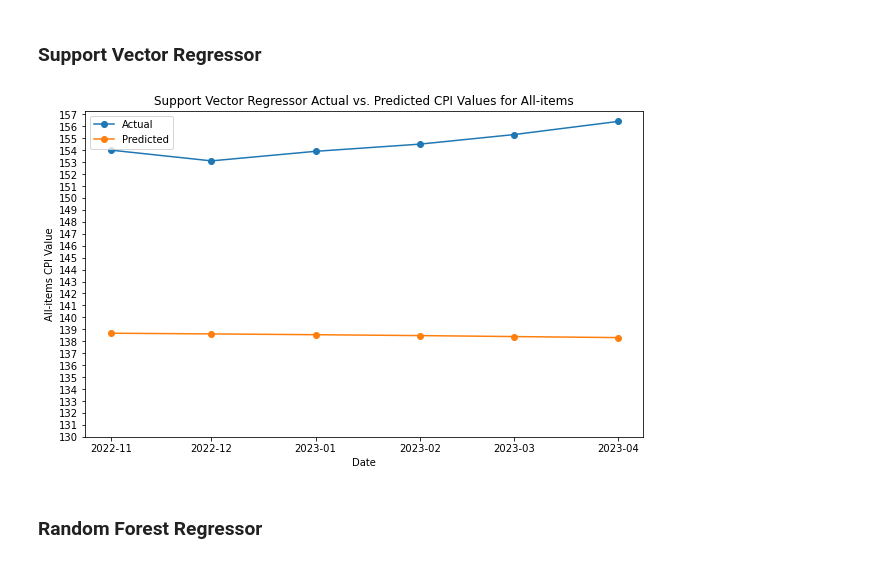
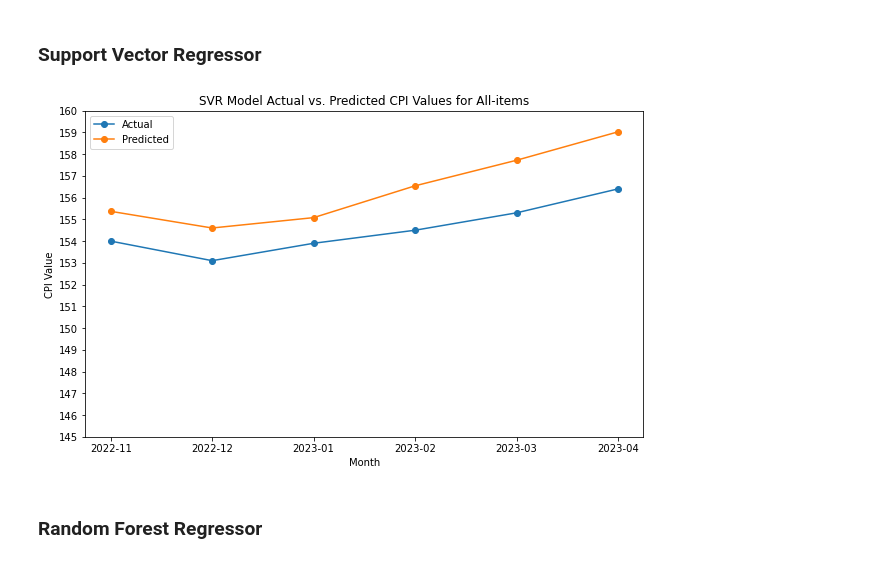
Before and after one commit to maamecobbinah/Masters-Research-Project-, a Jupyter notebook: Results.ipynb, the cells around one changed output. Drawn from its saved outputs; the diff is of its cells as text; code cells hidden in the pictures.

```diff
--- a/Results.ipynb
+++ b/Results.ipynb
@@ -442,71 +468,76 @@ plt.show()
 # %% [markdown]
 ### Support Vector Regressor
 # %%
+import pandas as pd
 from sklearn.svm import SVR
-from sklearn.metrics import r2_score, mean_absolute_error, mean_squared_error
+from sklearn.metrics import mean_absolute_error, mean_squared_error, r2_score
 import numpy as np
 
-# Load and preprocess the data
-data = pd.read_csv(r"C:\Users\Owner\Downloads\MRP\CPI\CPI_Monthly_2003_2023_updated.csv", parse_dates=[0], index_col=[0])
-cpi_components = ['All-items', 'Food ', 'Shelter', 'Household operations', 'Clothing and footwear', 'Transportation', 'Gasoline', 'Health and personal care', 'Recreation & education ', 'Alcohol, tobacco & cannabis', 'All-items excluding food and energy ', 'All-items excluding energy ', 'Energy', 'Goods', 'Services ']
-data[cpi_components] = data[cpi_components].apply(pd.to_numeric, errors='coerce')
-data.dropna(inplace=True)
-train_data = data.iloc[:-6]  # Use all but the last 12 months for training
-test_data = data.iloc[-6:]
+# Load and preprocess the data (same as in your code)
+data = pd.read_csv(r"C:\Users\Owner\Downloads\MRP\CPI\CPI_Monthly_2003_2023_updated.csv")
+data = data.dropna()
 
-# Fit SVR models for each component
-svr_models = {}  # Dictionary to store the SVR models for each component
-forecast_results = {}  # Dictionary to store the forecast results for each component
+# Extract the features and target variables
+features = data.drop(['Date'], axis=1)
+target_columns = ['All-items', 'Food ', 'Shelter', 'Household operations',
+       'Clothing and footwear', 'Transportation', 'Gasoline',
+       'Health and personal care', 'Recreation & education ',
+       'Alcohol, tobacco & cannabis', 'All-items excluding food and energy ',
+       'All-items excluding energy ', 'Energy', 'Goods', 'Services ']
+target_data = data[target_columns]
 
-for component in cpi_components:
-    # Prepare the training data
-    X_train = np.arange(len(train_data)).reshape(-1, 1)
-    y_train = train_data[component].values
+# Split the data into features (X) and target (y)
+X = features.values
+y = target_data.values
 
-    # Fit the SVR model
-    svr_model = SVR()
-    svr_model.fit(X_train, y_train)
+# Define the number of months for training and testing
+train_months = 238
+test_months = 6
 
-    # Prepare the testing data
-    X_test = np.arange(len(train_data), len(train_data) + len(test_data)).reshape(-1, 1)
+# Split the data into training and testing sets
+X_train, X_test = X[:train_months], X[-test_months:]
+y_train, y_test = y[:train_months], y[-test_months:]
 
-    # Forecasting
-    forecast = svr_model.predict(X_test)
+# Initialize SVR models for each target variable
+svr_models = [SVR(kernel='poly') for _ in range(y_train.shape[1])]
 
-    svr_models[component] = svr_model
-    forecast_results[component] = forecast
+# Train SVR models for each target variable
+for i, svr_model in enumerate(svr_models):
+    svr_model.fit(X_train, y_train[:, i])
 
-# Combine forecasts from individual SVR models using averaging
-ensemble_forecast = np.mean(list(forecast_results.values()), axis=0)
+# Make predictions using the SVR models
+y_pred = np.column_stack([svr_model.predict(X_test) for svr_model in svr_models])
 
-# Create DataFrame of forecast results
-forecast_df = pd.DataFrame(ensemble_forecast, index=test_data.index, columns=[cpi_components[0]])
+# Calculate SMAPE for each target variable
+def smape(y_true, y_pred):
+    return 200 * np.mean(np.abs(y_true - y_pred) / (np.abs(y_true) + np.abs(y_pred)))
 
-# Evaluate model performance
-ensemble_mae = mean_absolute_error(test_data[cpi_components[0]].values, forecast_df.values)
-ensemble_rmse = np.sqrt(mean_squared_error(test_data[cpi_components[0]].values, forecast_df.values))
+smape_scores = [smape(y_test[:, i], y_pred[:, i]) for i in range(y_test.shape[1])]
 
-# Calculate overall R2 score
-ensemble_r2 = r2_score(test_data[cpi_components[0]].values, forecast_df.values)
+# Calculate overall evaluation metrics
+svr_mae = mean_absolute_error(y_test, y_pred)
+svr_rmse = np.sqrt(mean_squared_error(y_test, y_pred))
+svr_r2 = r2_score(y_test, y_pred)
+overall_smape = np.mean(smape_scores)
 
-# Calculate SMAPE
-def smape(y_true, y_pred):
-    return 100 / len(y_true) * np.sum(2 * np.abs(y_pred - y_true) / (np.abs(y_true) + np.abs(y_pred)))
 
-ensemble_smape = smape(test_data[cpi_components[0]].values, forecast_df.values)
+# Plotting for 'All-items' column
+all_items_index = target_columns.index('All-items')
+actual_values = y_test[:, all_items_index]
+predicted_values = y_pred[:, all_items_index]
 
-component = 'All-items'
 plt.figure(figsize=(10, 6))
-plt.plot(test_data.index, test_data[component], marker='o', linestyle='-', label='Actual')
-plt.plot(test_data.index, forecast_results[component], marker='o', linestyle='-', label='Predicted')
-plt.xlabel('Date')
-plt.ylabel(f'{component} CPI Value')
+plt.plot(actual_values, marker='o', linestyle='-', label='Actual')
+plt.plot(predicted_values, marker='o', linestyle='-', label='Predicted')
+plt.xlabel('Month')
+plt.ylabel('CPI Value')
+plt.title('SVR Model Actual vs. Predicted CPI Values for All-items')
 plt.legend()
-plt.title(f'Support Vector Regressor Actual vs. Predicted CPI Values for {component}')
-plt.yticks(np.arange(130, np.ceil(np.max(test_values))+1, 1))
+plt.xticks(range(test_months),  data['Date'].str[:7].iloc[-test_months:])
+plt.yticks(np.arange(145, np.ceil(np.max(predicted_values ))+1, 1))
 plt.show()
 # %% [output]
-[figure, old version]
+[figure, new version]
 # %% [markdown]
 ### Random Forest Regressor
 # %%
```
Also changed, not shown: parts of 15 cells of this notebook.
